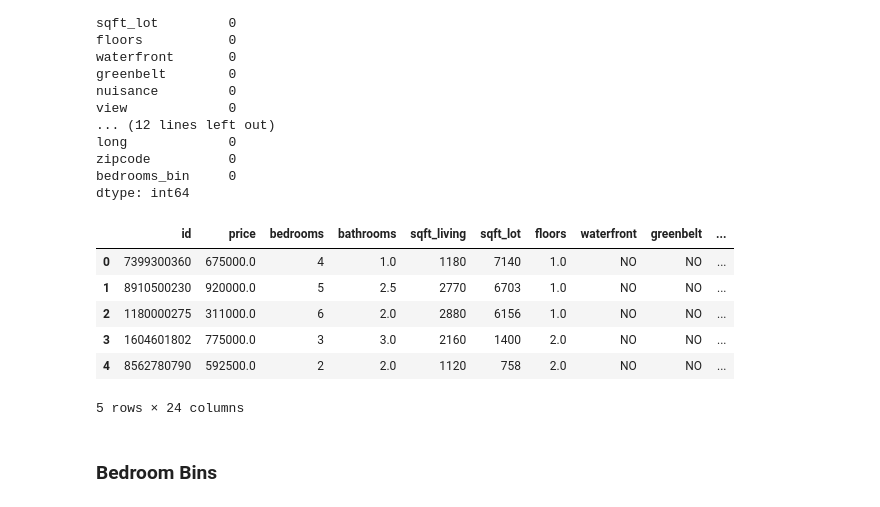
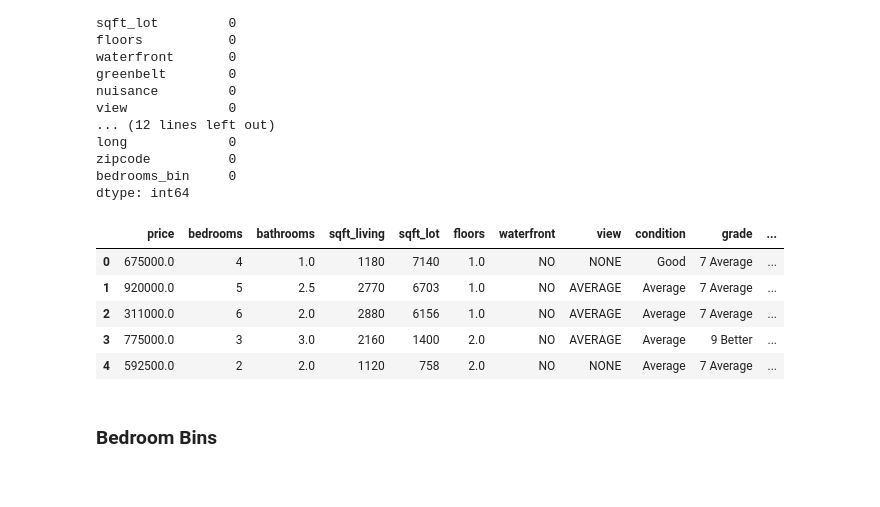
Before and after one commit to alvaromendizabal/dsc-phase-2-project-v2-3, a Jupyter notebook: alvaro_2.ipynb, the cells around one changed output. Saved outputs shown, nothing was run; the diff lists cells and outputs as text; code cells hidden in the pictures.

```diff
--- a/alvaro_2.ipynb
+++ b/alvaro_2.ipynb
@@ -179,7 +185,7 @@ df['bedrooms_bin']=pd.cut(df['bedrooms'], bins=[0,1,2,3,4,5,6,99], labels=['1_be
 ### Price
 # %%
 # calculate 25, 75, iqr, whiskers for 'price'
-price_q25, price_q75 = np.percentile(df['price'], [25, 75])
+price_q75, price_q25 = np.percentile(df['price'], [75, 25])
 price_iqr = price_q75 - price_q25
 price_min = price_q25 - (1.5 * price_iqr)
 price_max = price_q75 + (1.5 * price_iqr)
@@ -214,3 +231,5 @@ df = df[df['sqft_lot'] <= sqft_lot_max]
+# %%
+df = df[df['condition'] != 'Poor']
 # %% [markdown]
 ### Floors
 # %%
@@ -226,7 +245,8 @@ floor_count = print(df['floors'].value_counts())
 Name: floors, dtype: int64
 # %%
 df = df[df['floors'] != 4.0]
-df = df[df['floors'] != 3.5]
+#df = df[df['floors'] != 2.5]
+#df = df[df['floors'] != 3.5]
 # %% [markdown]
 ### Grade
 # %%
@@ -245,6 +265,8 @@ grade_count = print(df['grade'].value_counts())
 Name: grade, dtype: int64
 # %%
 df = df[df['grade'] != '3 Poor']
+df = df[df['grade'] != '4 Low']
+df = df[df['grade'] != '11 Excellent']
 df = df[df['grade'] != '12 Luxury']
 # %% [markdown]
 # Train-Test Split
@@ -318,16 +340,15 @@ bedrooms_bin     0
 dtype: int64
 # %%
 #drop the 33 bedroom outlier
-df.drop(['date', 'sqft_garage', 'sqft_basement'], axis=1, inplace=True)
+df.drop(['id', 'date', 'heat_source', 'nuisance', 'greenbelt', 'sewer_system', 'sqft_garage', 'sqft_basement'], axis=1, inplace=True)
 df.head()
 # %% [output]
-|  | id | price | bedrooms | bathrooms | sqft_living | sqft_lot | floors | waterfront | greenbelt | ... |
-| 0 | 7399300360 | 675000.0 | 4 | 1.0 | 1180 | 7140 | 1.0 | NO | NO | ... |
-| 1 | 8910500230 | 920000.0 | 5 | 2.5 | 2770 | 6703 | 1.0 | NO | NO | ... |
-| 2 | 1180000275 | 311000.0 | 6 | 2.0 | 2880 | 6156 | 1.0 | NO | NO | ... |
-| 3 | 1604601802 | 775000.0 | 3 | 3.0 | 2160 | 1400 | 2.0 | NO | NO | ... |
-| 4 | 8562780790 | 592500.0 | 2 | 2.0 | 1120 | 758 | 2.0 | NO | NO | ... |
+|  | price | bedrooms | bathrooms | sqft_living | sqft_lot | floors | waterfront | view | condition | grade | ... |
+| 0 | 675000.0 | 4 | 1.0 | 1180 | 7140 | 1.0 | NO | NONE | Good | 7 Average | ... |
+| 1 | 920000.0 | 5 | 2.5 | 2770 | 6703 | 1.0 | NO | AVERAGE | Average | 7 Average | ... |
+| 2 | 311000.0 | 6 | 2.0 | 2880 | 6156 | 1.0 | NO | AVERAGE | Average | 7 Average | ... |
+| 3 | 775000.0 | 3 | 3.0 | 2160 | 1400 | 2.0 | NO | AVERAGE | Average | 9 Better | ... |
+| 4 | 592500.0 | 2 | 2.0 | 1120 | 758 | 2.0 | NO | NONE | Average | 7 Average | ... |
-5 rows × 24 columns
 # %% [markdown]
 ### Bedroom Bins
 # %%
```
Also changed, not shown: parts of 68 cells of this notebook, 4 other files.
